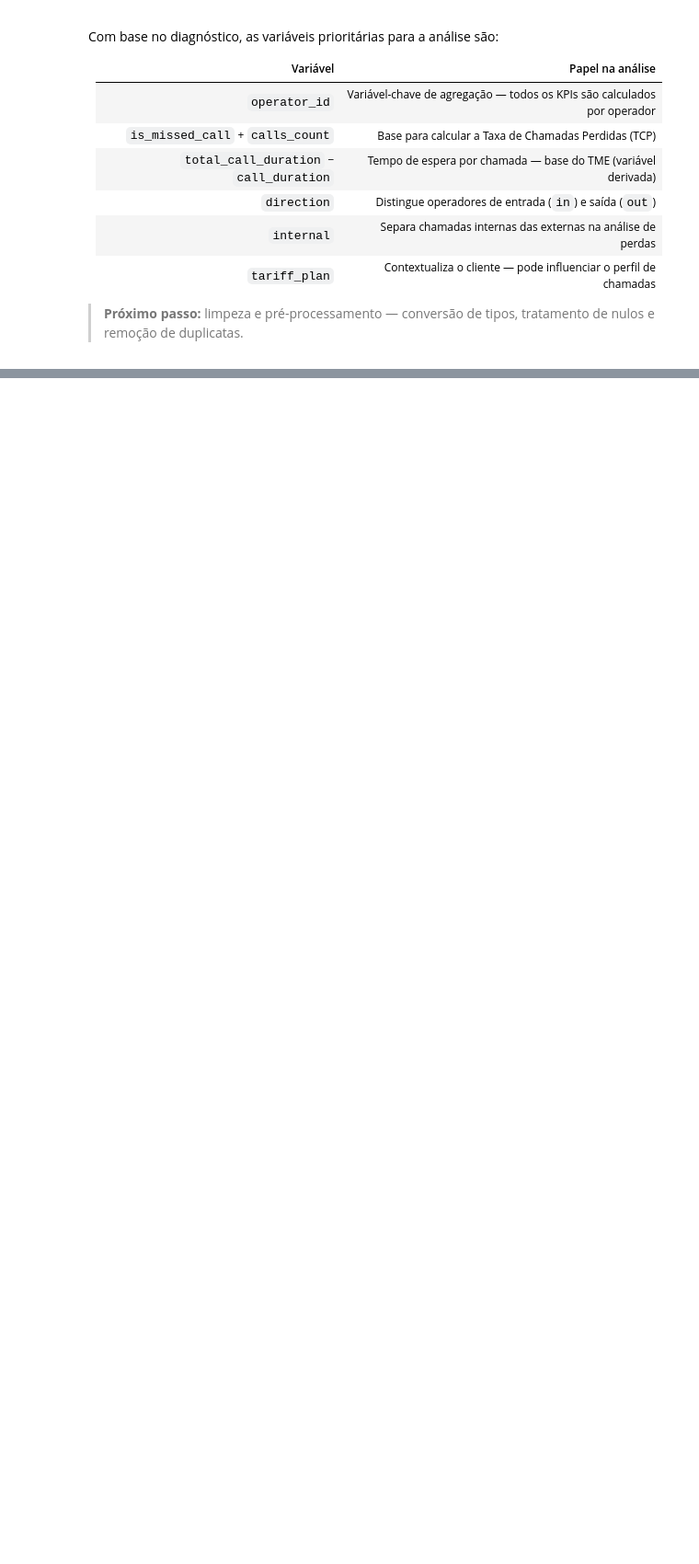
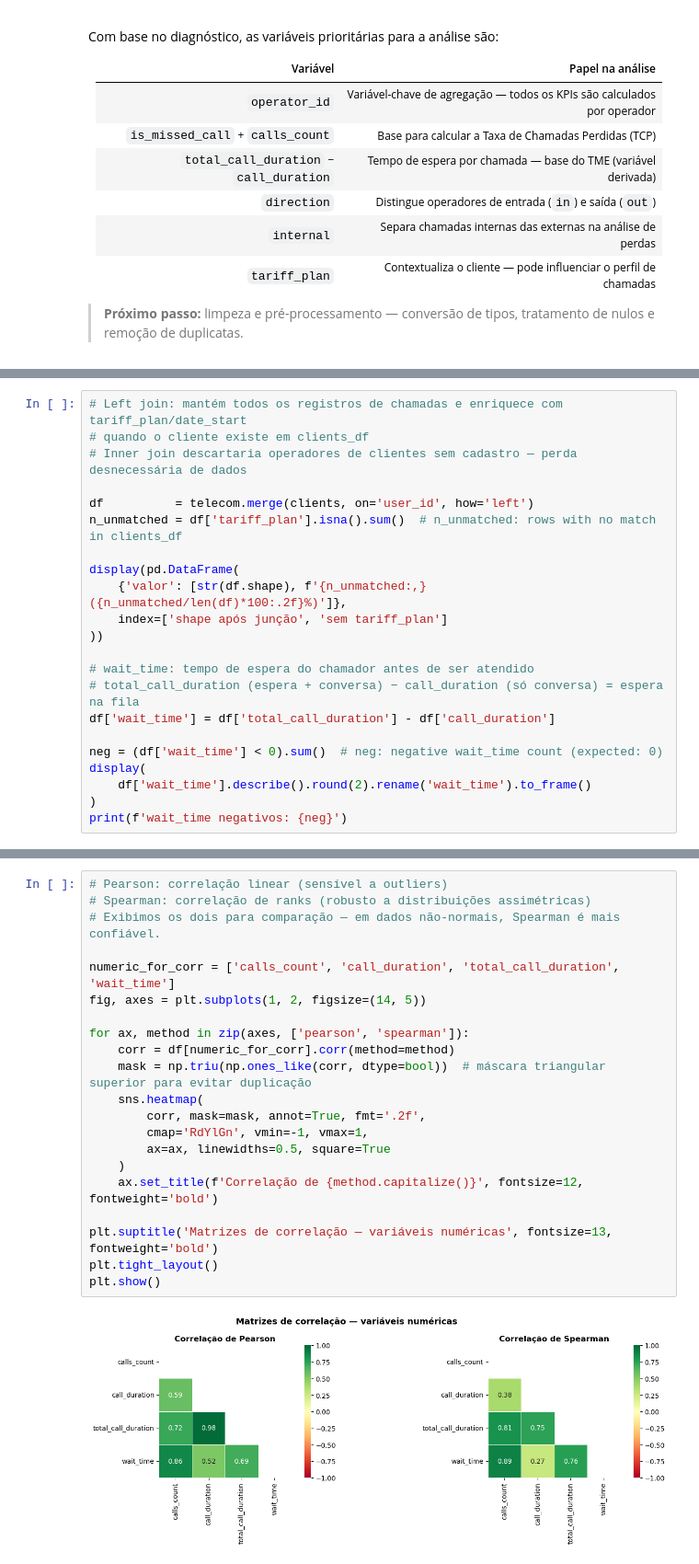
Before and after one commit to raimirsilva/DA-curse-final-project, a Jupyter notebook: notebook/Implementation.ipynb, the cells around one changed output, grey strips where cells are left out. Shown at 92% size. Drawn from its saved outputs; the diff is of its cells as text; blank space fills up the shorter version.

```diff
--- a/notebook/Implementation.ipynb
+++ b/notebook/Implementation.ipynb
@@ -314,0 +546,22 @@ Com base no diagnóstico, as variáveis prioritárias para a análise são:
+# %%
+# Left join: mantém todos os registros de chamadas e enriquece com tariff_plan/date_start
+# quando o cliente existe em clients_df
+# Inner join descartaria operadores de clientes sem cadastro — perda desnecessária de dados
+
+df          = telecom.merge(clients, on='user_id', how='left')
+n_unmatched = df['tariff_plan'].isna().sum()  # n_unmatched: rows with no match in clients_df
+
+display(pd.DataFrame(
+    {'valor': [str(df.shape), f'{n_unmatched:,} ({n_unmatched/len(df)*100:.2f}%)']},
+    index=['shape após junção', 'sem tariff_plan']
+))
+
+# wait_time: tempo de espera do chamador antes de ser atendido
+# total_call_duration (espera + conversa) − call_duration (só conversa) = espera na fila
+df['wait_time'] = df['total_call_duration'] - df['call_duration']
+
+neg = (df['wait_time'] < 0).sum()  # neg: negative wait_time count (expected: 0)
+display(
+    df['wait_time'].describe().round(2).rename('wait_time').to_frame()
+)
+print(f'wait_time negativos: {neg}')
@@ -314,0 +710,23 @@ Com base no diagnóstico, as variáveis prioritárias para a análise são:
+# %%
+# Pearson: correlação linear (sensível a outliers)
+# Spearman: correlação de ranks (robusto a distribuições assimétricas)
+# Exibimos os dois para comparação — em dados não-normais, Spearman é mais confiável.
+
+numeric_for_corr = ['calls_count', 'call_duration', 'total_call_duration', 'wait_time']
+fig, axes = plt.subplots(1, 2, figsize=(14, 5))
+
+for ax, method in zip(axes, ['pearson', 'spearman']):
+    corr = df[numeric_for_corr].corr(method=method)
+    mask = np.triu(np.ones_like(corr, dtype=bool))  # máscara triangular superior para evitar duplicação
+    sns.heatmap(
+        corr, mask=mask, annot=True, fmt='.2f',
+        cmap='RdYlGn', vmin=-1, vmax=1,
+        ax=ax, linewidths=0.5, square=True
+    )
+    ax.set_title(f'Correlação de {method.capitalize()}', fontsize=12, fontweight='bold')
+
+plt.suptitle('Matrizes de correlação — variáveis numéricas', fontsize=13, fontweight='bold')
+plt.tight_layout()
+plt.show()
+# %% [output]
+[figure, added]
```
Also changed, not shown: parts of 27 cells of this notebook.
